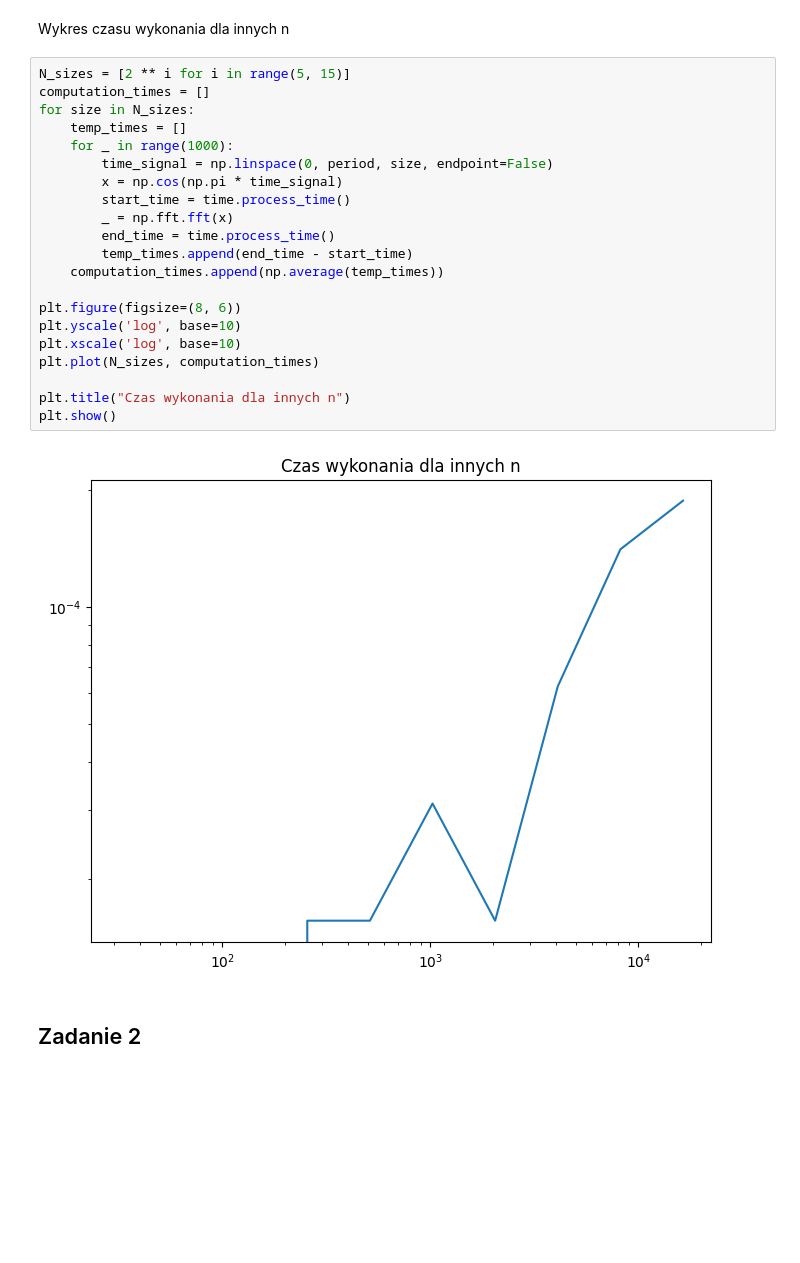
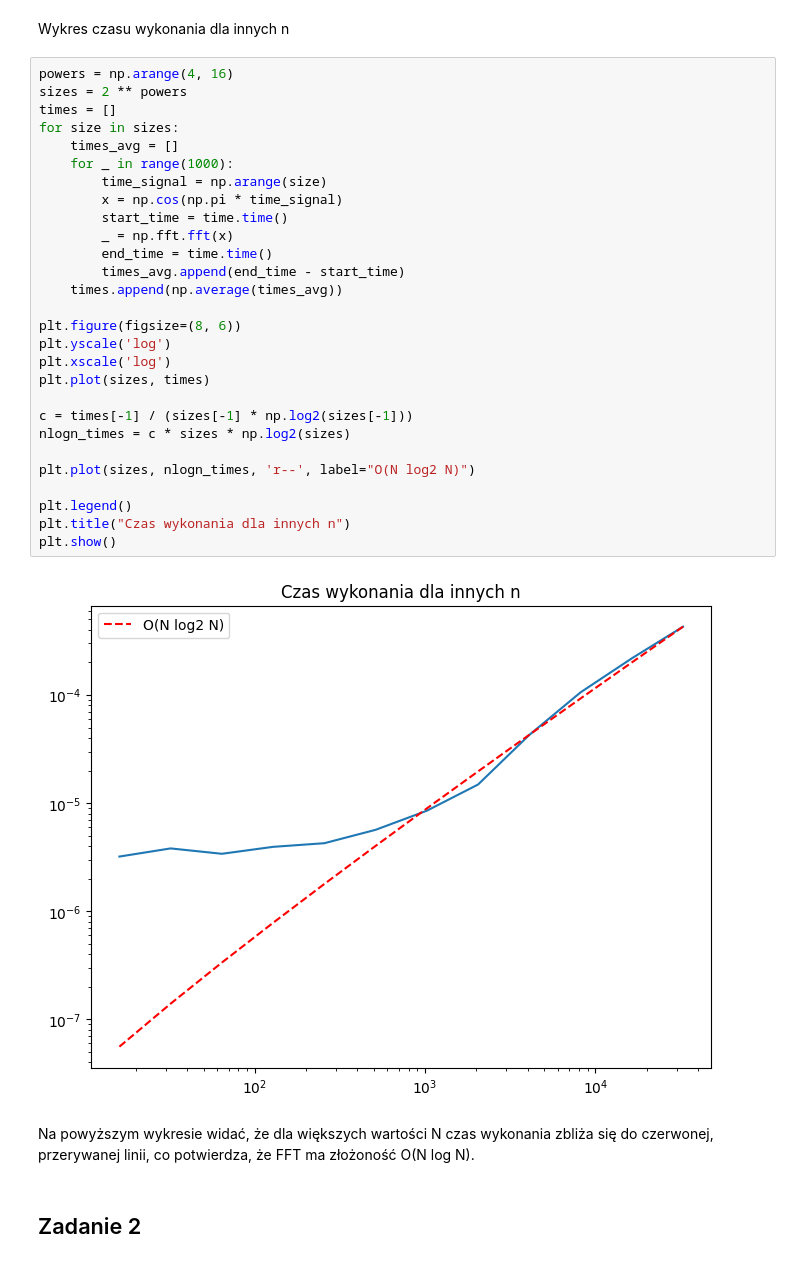
Before and after one commit to ksiemionek/WMM_lab, a Jupyter notebook: lab1/104_Siemionek_Zieziula.ipynb, the cells around one changed output. Cells and saved outputs as stored; diff of their text form; blank space fills up the shorter version.

Commit message:
fixed chart

```diff
--- a/lab1/104_Siemionek_Zieziula.ipynb
+++ b/lab1/104_Siemionek_Zieziula.ipynb
@@ -95,28 +94,37 @@ Twierdzenie Parsevala: 4.0 = 4.0 jest prawdziwe
 # %% [markdown]
 Wykres czasu wykonania dla innych n
 # %%
-N_sizes = [2 ** i for i in range(5, 15)]
-computation_times = []
-for size in N_sizes:
-    temp_times = []
+powers = np.arange(4, 16)
+sizes = 2 ** powers
+times = []
+for size in sizes:
+    times_avg = []
     for _ in range(1000):
-        time_signal = np.linspace(0, period, size, endpoint=False)
+        time_signal = np.arange(size)
         x = np.cos(np.pi * time_signal)
-        start_time = time.process_time()
+        start_time = time.time()
         _ = np.fft.fft(x)
-        end_time = time.process_time()
-        temp_times.append(end_time - start_time)
-    computation_times.append(np.average(temp_times))
+        end_time = time.time()
+        times_avg.append(end_time - start_time)
+    times.append(np.average(times_avg))
 
 plt.figure(figsize=(8, 6))
-plt.yscale('log', base=10)
-plt.xscale('log', base=10)
-plt.plot(N_sizes, computation_times)
+plt.yscale('log')
+plt.xscale('log')
+plt.plot(sizes, times)
 
+c = times[-1] / (sizes[-1] * np.log2(sizes[-1]))
+nlogn_times = c * sizes * np.log2(sizes)
+
+plt.plot(sizes, nlogn_times, 'r--', label="O(N log2 N)")
+
+plt.legend()
 plt.title("Czas wykonania dla innych n")
 plt.show()
 # %% [output]
-[figure, old version]
+[figure, new version]
+# %% [markdown]
+Na powyższym wykresie widać, że dla większych wartości N czas wykonania zbliża się do czerwonej, przerywanej linii, co potwierdza, że FFT ma złożoność O(N log N).
 # %% [markdown]
 ## Zadanie 2
 # %% [markdown]
```
Also changed, not shown: parts of 1 cell of this notebook.
